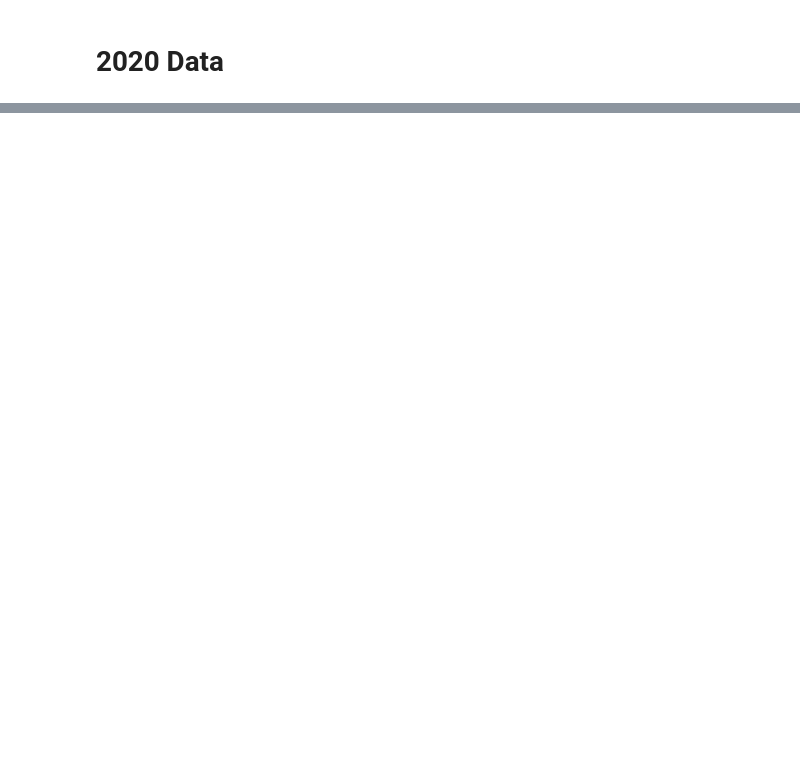
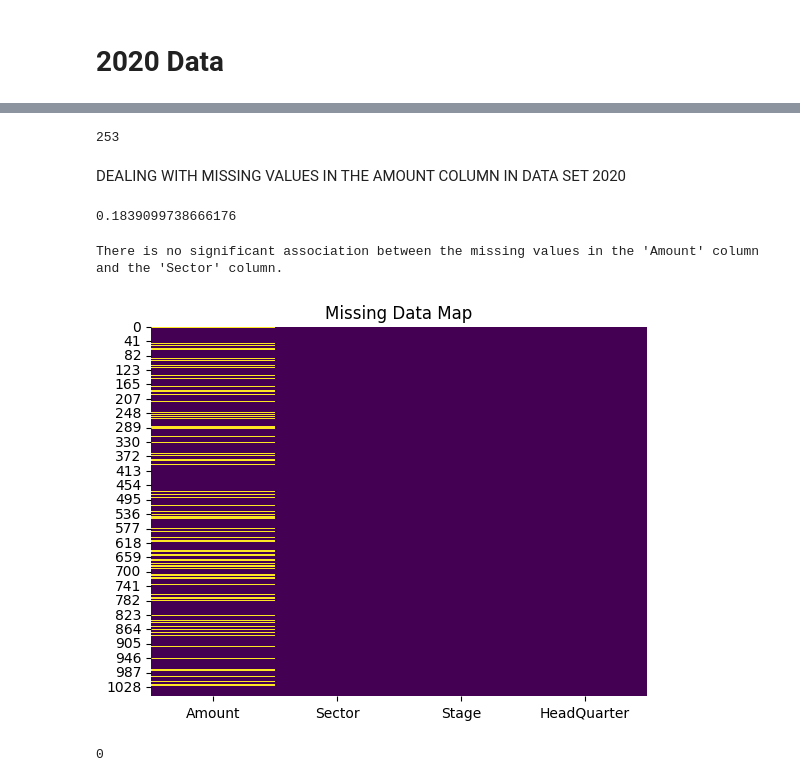
Before and after one commit to Faith-theAnalyst/Indian_Startup_Analysis, a Jupyter notebook: indian_startup_analysis.ipynb, the cells around one changed output, grey strips where cells are left out. Drawn from its saved outputs; the diff is of its cells as text; code cells hidden in the pictures; blank space fills up the shorter version.

```diff
--- a/indian_startup_analysis.ipynb
+++ b/indian_startup_analysis.ipynb
@@ -1206,0 +1275,4 @@ df2.to_csv('df_2019.csv', index=False) # here we are saving the set and naming i
+# %%
+# below we are dropping the duplicates rows
+
+df3.drop_duplicates(subset=['Company_Brand', 'Founded', 'HeadQuarter', 'Sector', 'What_it_does', 'Founders', 'Investor', 'Amount', 'Stage'], inplace=True)
@@ -1206,0 +1413,5 @@ df2.to_csv('df_2019.csv', index=False) # here we are saving the set and naming i
+# %%
+# below we are reformating the Headquater column with their official values
+df3.loc[~df3['HeadQuarter'].str.contains('New Delhi', na=False), 'HeadQuarter'] = df3['HeadQuarter'].str.replace('Delhi', 'New Delhi')
+df3["HeadQuarter"] = df3["HeadQuarter"].replace (['Bangalore','Banglore','Bangalore City'], 'Bengaluru')
+df3['HeadQuarter'] = df3['HeadQuarter'].replace (['Gurgaon'], 'Gurugram')
@@ -1206,0 +1467,15 @@ df2.to_csv('df_2019.csv', index=False) # here we are saving the set and naming i
+# %%
+# we replacing the null values with the actual data by searching from google
+
+df3.loc[df3['Company_Brand'] == 'Text Mercato', 'Sector'] = 'E-commerce Technology'
+df3.loc[df3['Company_Brand'] == 'Magicpin', 'Sector'] = 'Hyperlocal Services'
+df3.loc[df3['Company_Brand'] == 'Leap Club', 'Sector'] = 'Professional Networking'
+df3.loc[df3['Company_Brand'] == 'Juicy Chemistry', 'Sector'] = 'Organic Skincare'
+df3.loc[df3['Company_Brand'] == 'Servify', 'Sector'] = 'Technology Services'
+df3.loc[df3['Company_Brand'] == 'Wagonfly', 'Sector'] = 'Retail Technology'
+df3.loc[df3['Company_Brand'] == 'DrinkPrime', 'Sector'] = 'Water Technology'
+df3.loc[df3['Company_Brand'] == 'Kitchens Centre', 'Sector'] = 'Food Service Infrastructure'
+df3.loc[df3['Company_Brand'] == 'Innoviti', 'Sector'] = 'Fintech'
+df3.loc[df3['Company_Brand'] == 'Brick&Bolt', 'Sector'] = 'Construction and Real Estate'
+df3.loc[df3['Company_Brand'] == 'Toddle', 'Sector'] = 'EdTech'
+df3.loc[df3['Company_Brand'] == 'HaikuJAM', 'Sector'] = 'EdTech'
@@ -1206,0 +1501,3 @@ df2.to_csv('df_2019.csv', index=False) # here we are saving the set and naming i
+# %%
+most_frequent_stage = df3['Stage'].mode()[0]
+df3['Stage'].fillna(most_frequent_stage, inplace=True)
@@ -1206,0 +1532,6 @@ df2.to_csv('df_2019.csv', index=False) # here we are saving the set and naming i
+# %%
+df3['Amount'].isnull().sum()
+# %% [output]
+253
+# %% [markdown]
+DEALING WITH MISSING VALUES IN THE AMOUNT COLUMN IN DATA SET 2020
@@ -1206,0 +1542,30 @@ df2.to_csv('df_2019.csv', index=False) # here we are saving the set and naming i
+# %%
+# below we are performing the chi-square test
+chi2_3, p_value_3, _,_ = chi2_contingency(conting_table_3)
+chi2_3
+p_value_3
+# %% [output]
+0.1839099738666176
+# %%
+# we are interpretting the chi-sqaure test
+significance_level_3 = 0.05
+
+if p_value_3 < significance_level_3:
+    print("There is a significant association between the missing values in the 'Amount' column and the 'Sector' column.")
+else:
+    print("There is no significant association between the missing values in the 'Amount' column and the 'Sector' column.")
+# %% [output]
+There is no significant association between the missing values in the 'Amount' column and the 'Sector' column.
+# %%
+# creating a subset of the relevant columns
+rele_col = ['Amount', 'Sector', 'Stage', 'HeadQuarter']
+
+# creating a dataframe with missing value indicator
+missing_indicator_df = df3[rele_col].isnull()
+
+# below we are creating a missing data heat map
+sns.heatmap(missing_indicator_df, cmap='viridis', cbar=False)
+plt.title('Missing Data Map')
+plt.show()
+# %% [output]
+[figure, added]
@@ -1206,0 +1580,4 @@ df2.to_csv('df_2019.csv', index=False) # here we are saving the set and naming i
+# %%
+df3['Amount'].isnull().sum() # checking for null values
+# %% [output]
+0
```
Also changed, not shown: parts of 121 cells of this notebook, 3 other files.
